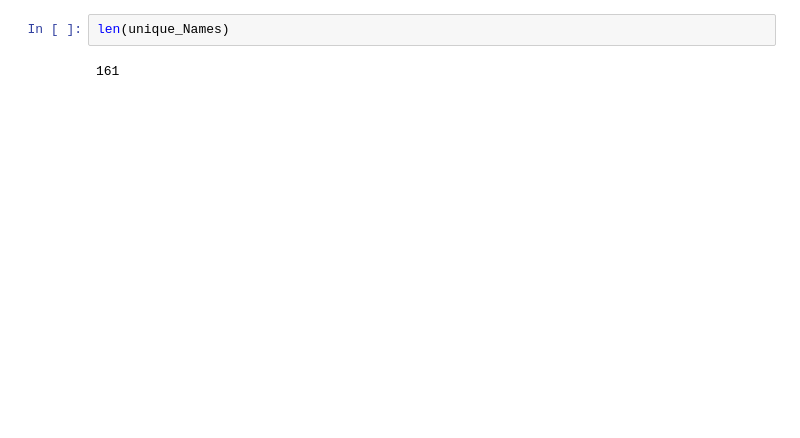
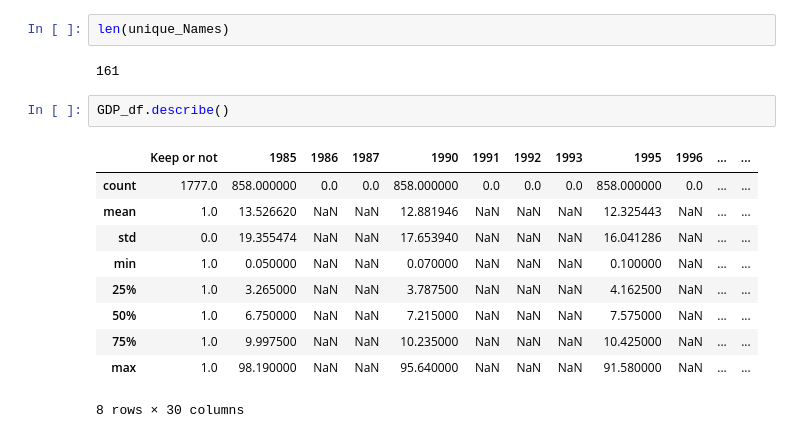
Before and after one commit to bluewallumich/Predicting-Educational-Outcomes, a Jupyter notebook: Supervised_Inference.ipynb, the cells around one changed output. Drawn from its saved outputs; the diff is of its cells as text; blank space fills up the shorter version.

```diff
--- a/Supervised_Inference.ipynb
+++ b/Supervised_Inference.ipynb
@@ -48,3 +81,16 @@ array(['Afghanistan', 'Albania', 'Algeria', 'Andorra', 'Argentina',
 len(unique_Names)
 # %% [output]
 161
+# %%
+GDP_df.describe()
+# %% [output]
+|  | Keep or not | 1985 | 1986 | 1987 | 1990 | 1991 | 1992 | 1993 | 1995 | 1996 | ... | ... |
+| count | 1777.0 | 858.000000 | 0.0 | 0.0 | 858.000000 | 0.0 | 0.0 | 0.0 | 858.000000 | 0.0 | ... | ... |
+| mean | 1.0 | 13.526620 | NaN | NaN | 12.881946 | NaN | NaN | NaN | 12.325443 | NaN | ... | ... |
+| std | 0.0 | 19.355474 | NaN | NaN | 17.653940 | NaN | NaN | NaN | 16.041286 | NaN | ... | ... |
+| min | 1.0 | 0.050000 | NaN | NaN | 0.070000 | NaN | NaN | NaN | 0.100000 | NaN | ... | ... |
+| 25% | 1.0 | 3.265000 | NaN | NaN | 3.787500 | NaN | NaN | NaN | 4.162500 | NaN | ... | ... |
+| 50% | 1.0 | 6.750000 | NaN | NaN | 7.215000 | NaN | NaN | NaN | 7.575000 | NaN | ... | ... |
+| 75% | 1.0 | 9.997500 | NaN | NaN | 10.235000 | NaN | NaN | NaN | 10.425000 | NaN | ... | ... |
+| max | 1.0 | 98.190000 | NaN | NaN | 95.640000 | NaN | NaN | NaN | 91.580000 | NaN | ... | ... |
+8 rows × 30 columns
```
Also changed, not shown: parts of 6 cells of this notebook, 1 other file.
